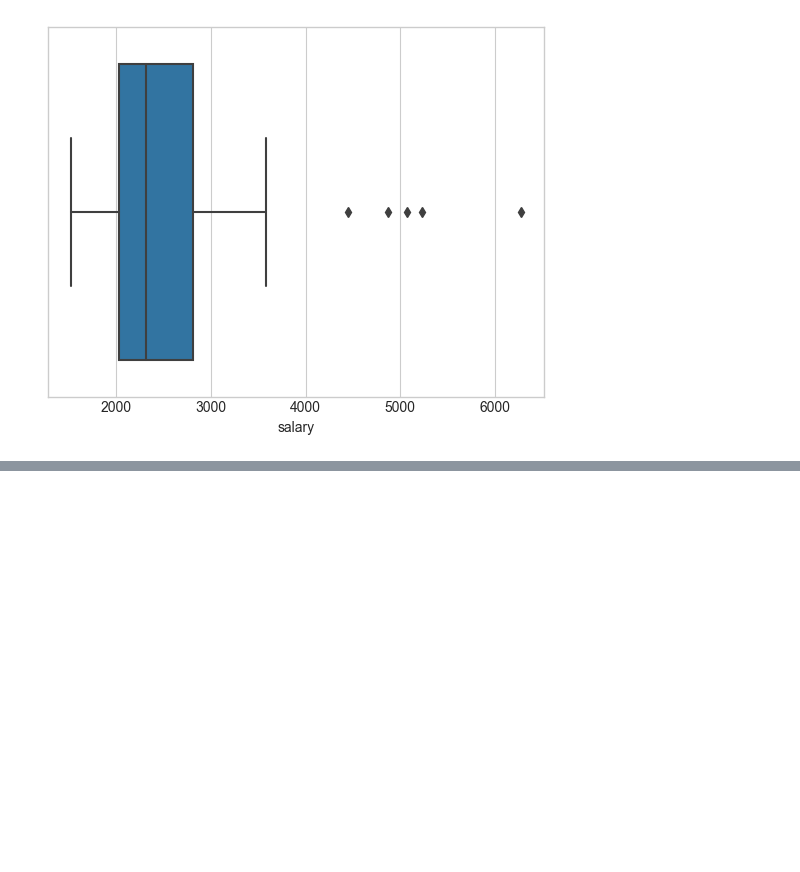
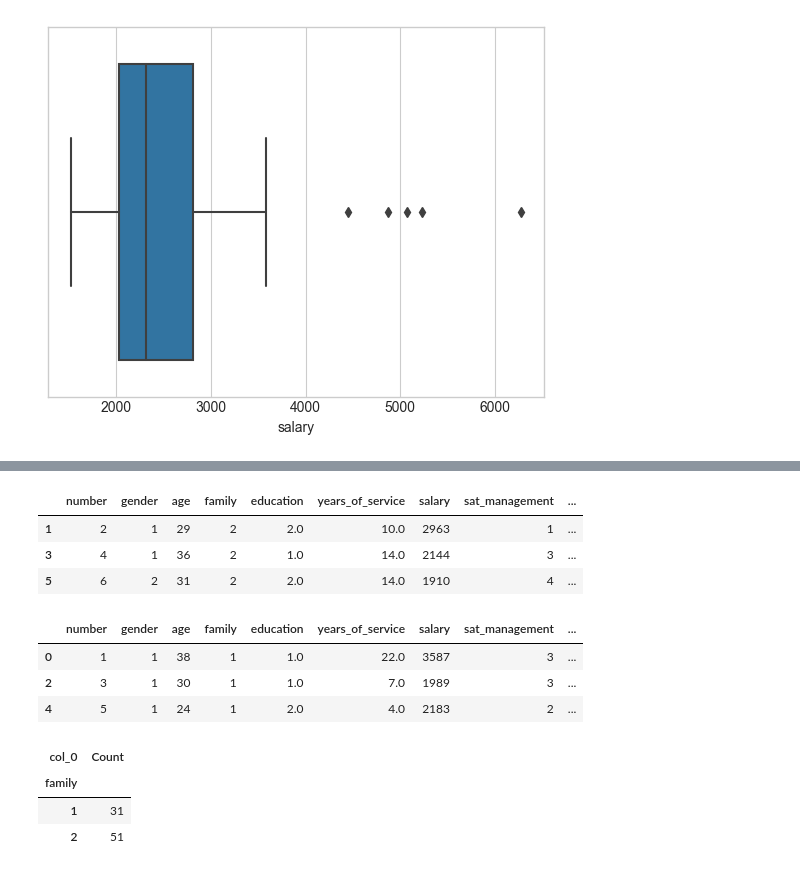
Before and after one commit to KatieRJ/BigDataProject, a Jupyter notebook: Family&Salary.ipynb, the cells around one changed output, grey strips where cells are left out. Cells and saved outputs as stored; diff of their text form; code cells hidden in the pictures; blank space fills up the shorter version.

```diff
--- a/Family&Salary.ipynb
+++ b/Family&Salary.ipynb
@@ -76,0 +93,14 @@ ax3 = sns.boxplot(x = df['salary'])
+# %%
+df.nlargest(n = 3, columns = 'family')
+# %% [output]
+|  | number | gender | age | family | education | years_of_service | salary | sat_management | ... |
+| 1 | 2 | 1 | 29 | 2 | 2.0 | 10.0 | 2963 | 1 | ... |
+| 3 | 4 | 1 | 36 | 2 | 1.0 | 14.0 | 2144 | 3 | ... |
+| 5 | 6 | 2 | 31 | 2 | 2.0 | 14.0 | 1910 | 4 | ... |
+# %%
+df.nsmallest(n = 3, columns = 'family')
+# %% [output]
+|  | number | gender | age | family | education | years_of_service | salary | sat_management | ... |
+| 0 | 1 | 1 | 38 | 1 | 1.0 | 22.0 | 3587 | 3 | ... |
+| 2 | 3 | 1 | 30 | 1 | 1.0 | 7.0 | 1989 | 3 | ... |
+| 4 | 5 | 1 | 24 | 1 | 2.0 | 4.0 | 2183 | 2 | ... |
@@ -76,0 +109,7 @@ ax3 = sns.boxplot(x = df['salary'])
+# %%
+df1
+# %% [output]
+| col_0 | Count |
+| family |  |
+| 1 | 31 |
+| 2 | 51 |
```
Also changed, not shown: parts of 5 cells of this notebook, 3 other files.
